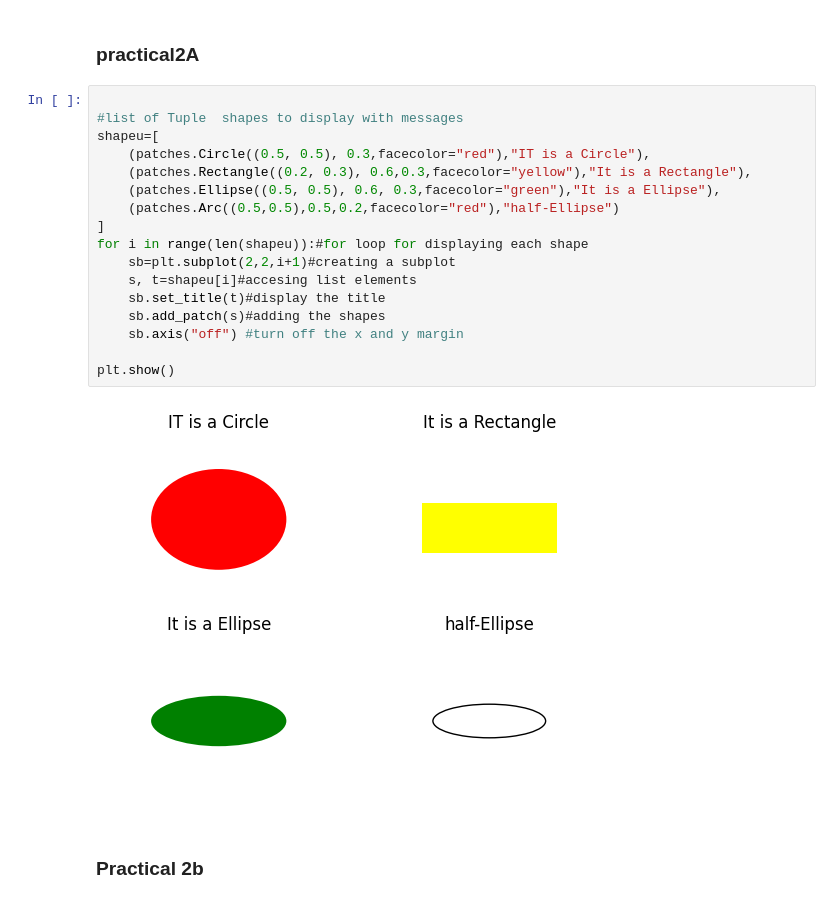
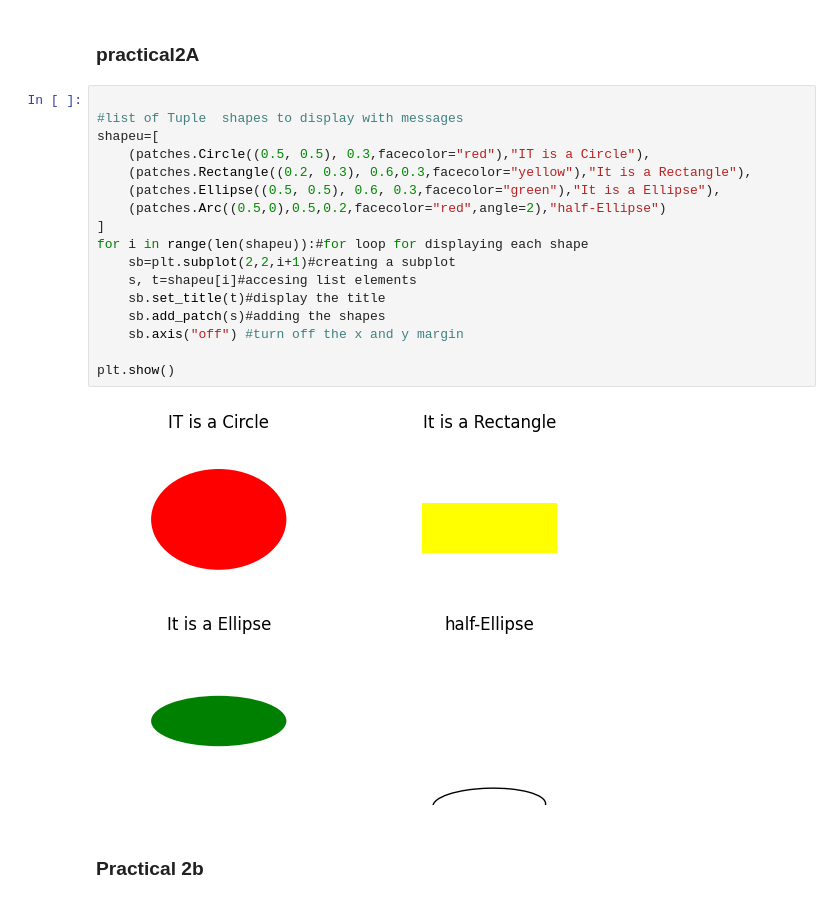
Before and after one commit to RitekPillai/CGPracticals, a Jupyter notebook: MatPlotCourse.ipynb, the cells around one changed output. Cells and saved outputs as stored; diff of their text form.

```diff
--- a/MatPlotCourse.ipynb
+++ b/MatPlotCourse.ipynb
@@ -9,22 +9,22 @@ import numpy as np
 # %%
 
 #list of Tuple  shapes to display with messages
 shapeu=[
     (patches.Circle((0.5, 0.5), 0.3,facecolor="red"),"IT is a Circle"),
     (patches.Rectangle((0.2, 0.3), 0.6,0.3,facecolor="yellow"),"It is a Rectangle"),
     (patches.Ellipse((0.5, 0.5), 0.6, 0.3,facecolor="green"),"It is a Ellipse"),
-    (patches.Arc((0.5,0.5),0.5,0.2,facecolor="red"),"half-Ellipse")
+    (patches.Arc((0.5,0),0.5,0.2,facecolor="red",angle=2),"half-Ellipse")
 ]
 for i in range(len(shapeu)):#for loop for displaying each shape
     sb=plt.subplot(2,2,i+1)#creating a subplot
     s, t=shapeu[i]#accesing list elements
     sb.set_title(t)#display the title
     sb.add_patch(s)#adding the shapes
     sb.axis("off") #turn off the x and y margin
 
 plt.show()
 # %% [output]
-[figure, old version]
+[figure, new version]
 # %% [markdown]
 ### **Practical 2b**
 # %%
```
